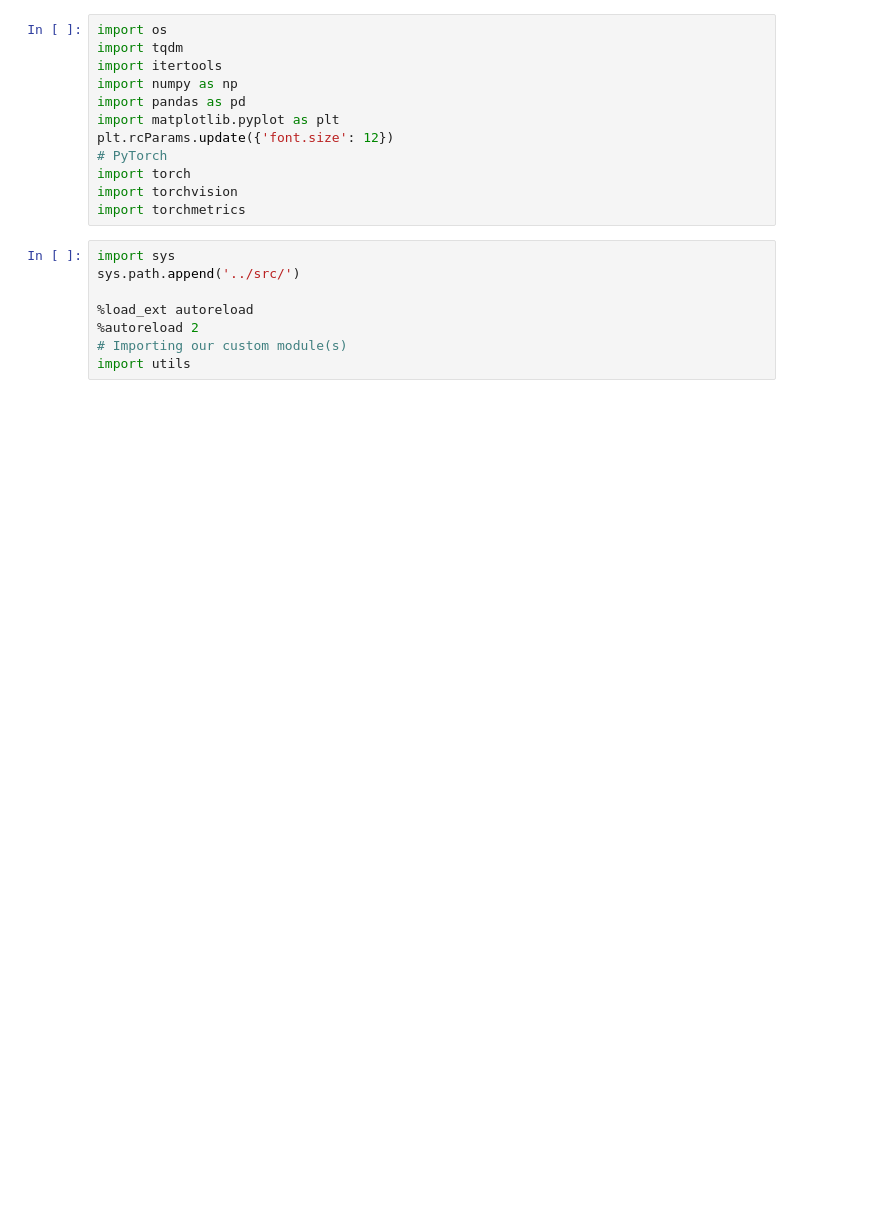
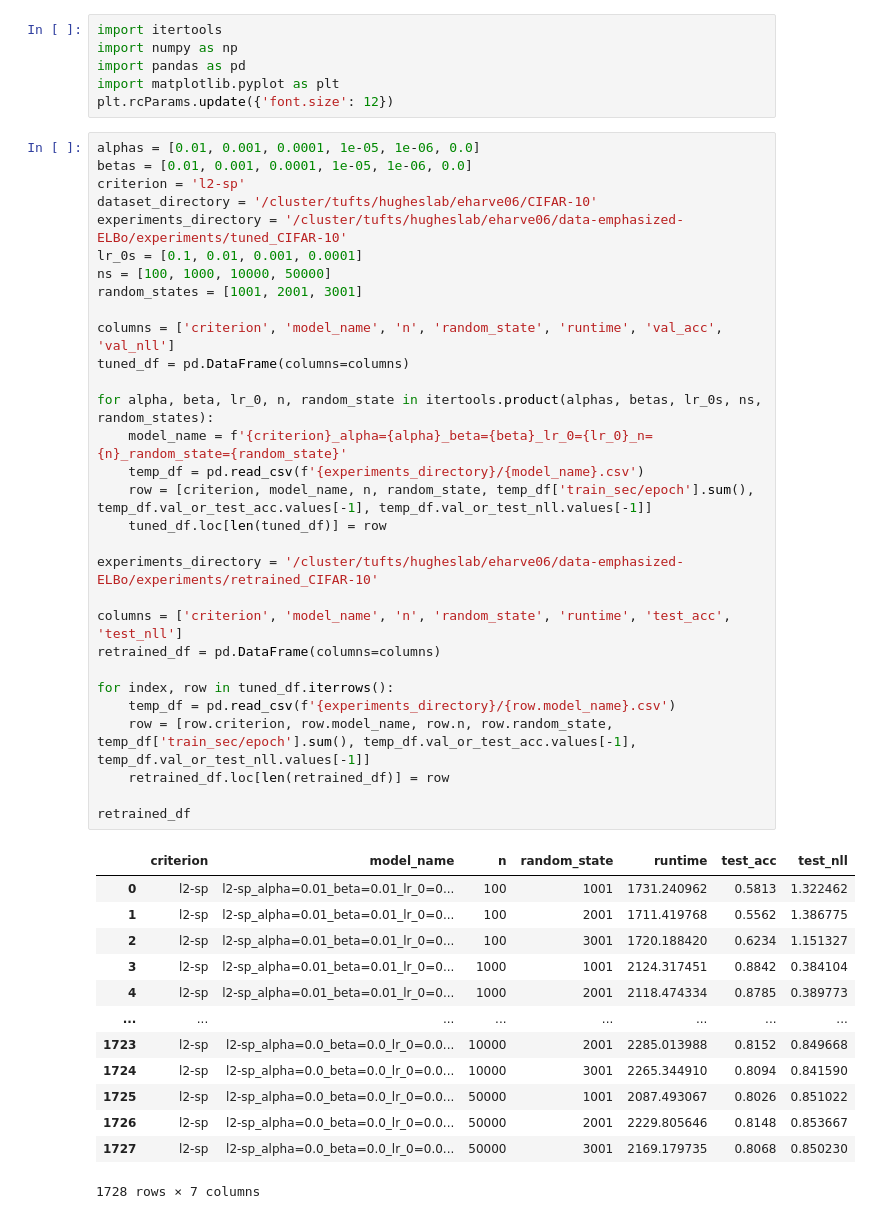
Before and after one commit to tufts-ml/data-emphasized-ELBo, a Jupyter notebook: notebooks/Figure_2.ipynb, the cells around one changed output. Cells and saved outputs as stored; diff of their text form; blank space fills up the shorter version.

```diff
--- a/notebooks/Figure_2.ipynb
+++ b/notebooks/Figure_2.ipynb
@@ -1,20 +1,50 @@
 # %%
-import os
-import tqdm
 import itertools
 import numpy as np
 import pandas as pd
 import matplotlib.pyplot as plt
 plt.rcParams.update({'font.size': 12})
-# PyTorch
-import torch
-import torchvision
-import torchmetrics
-# %%
-import sys
-sys.path.append('../src/')
-
-%load_ext autoreload
-%autoreload 2
-# Importing our custom module(s)
-import utils
+# %%
+alphas = [0.01, 0.001, 0.0001, 1e-05, 1e-06, 0.0]
+betas = [0.01, 0.001, 0.0001, 1e-05, 1e-06, 0.0]
+criterion = 'l2-sp'
+dataset_directory = '/cluster/tufts/hugheslab/eharve06/CIFAR-10'
+experiments_directory = '/cluster/tufts/hugheslab/eharve06/data-emphasized-ELBo/experiments/tuned_CIFAR-10'
+lr_0s = [0.1, 0.01, 0.001, 0.0001]
+ns = [100, 1000, 10000, 50000]
+random_states = [1001, 2001, 3001]
+
+columns = ['criterion', 'model_name', 'n', 'random_state', 'runtime', 'val_acc', 'val_nll']
+tuned_df = pd.DataFrame(columns=columns)
+
+for alpha, beta, lr_0, n, random_state in itertools.product(alphas, betas, lr_0s, ns, random_states):
+    model_name = f'{criterion}_alpha={alpha}_beta={beta}_lr_0={lr_0}_n={n}_random_state={random_state}'
+    temp_df = pd.read_csv(f'{experiments_directory}/{model_name}.csv')
+    row = [criterion, model_name, n, random_state, temp_df['train_sec/epoch'].sum(), temp_df.val_or_test_acc.values[-1], temp_df.val_or_test_nll.values[-1]]
+    tuned_df.loc[len(tuned_df)] = row
+
+experiments_directory = '/cluster/tufts/hugheslab/eharve06/data-emphasized-ELBo/experiments/retrained_CIFAR-10'
+
+columns = ['criterion', 'model_name', 'n', 'random_state', 'runtime', 'test_acc', 'test_nll']
+retrained_df = pd.DataFrame(columns=columns)
+
+for index, row in tuned_df.iterrows():
+    temp_df = pd.read_csv(f'{experiments_directory}/{row.model_name}.csv')
+    row = [row.criterion, row.model_name, row.n, row.random_state, temp_df['train_sec/epoch'].sum(), temp_df.val_or_test_acc.values[-1], temp_df.val_or_test_nll.values[-1]]
+    retrained_df.loc[len(retrained_df)] = row
+
+retrained_df
+# %% [output]
+|  | criterion | model_name | n | random_state | runtime | test_acc | test_nll |
+| 0 | l2-sp | l2-sp_alpha=0.01_beta=0.01_lr_0=0... | 100 | 1001 | 1731.240962 | 0.5813 | 1.322462 |
+| 1 | l2-sp | l2-sp_alpha=0.01_beta=0.01_lr_0=0... | 100 | 2001 | 1711.419768 | 0.5562 | 1.386775 |
+| 2 | l2-sp | l2-sp_alpha=0.01_beta=0.01_lr_0=0... | 100 | 3001 | 1720.188420 | 0.6234 | 1.151327 |
+| 3 | l2-sp | l2-sp_alpha=0.01_beta=0.01_lr_0=0... | 1000 | 1001 | 2124.317451 | 0.8842 | 0.384104 |
+| 4 | l2-sp | l2-sp_alpha=0.01_beta=0.01_lr_0=0... | 1000 | 2001 | 2118.474334 | 0.8785 | 0.389773 |
+| ... | ... | ... | ... | ... | ... | ... | ... |
+| 1723 | l2-sp | l2-sp_alpha=0.0_beta=0.0_lr_0=0.0... | 10000 | 2001 | 2285.013988 | 0.8152 | 0.849668 |
+| 1724 | l2-sp | l2-sp_alpha=0.0_beta=0.0_lr_0=0.0... | 10000 | 3001 | 2265.344910 | 0.8094 | 0.841590 |
+| 1725 | l2-sp | l2-sp_alpha=0.0_beta=0.0_lr_0=0.0... | 50000 | 1001 | 2087.493067 | 0.8026 | 0.851022 |
+| 1726 | l2-sp | l2-sp_alpha=0.0_beta=0.0_lr_0=0.0... | 50000 | 2001 | 2229.805646 | 0.8148 | 0.853667 |
+| 1727 | l2-sp | l2-sp_alpha=0.0_beta=0.0_lr_0=0.0... | 50000 | 3001 | 2169.179735 | 0.8068 | 0.850230 |
+1728 rows × 7 columns
```
Also changed, not shown: parts of 17 cells of this notebook, 42 other files.
